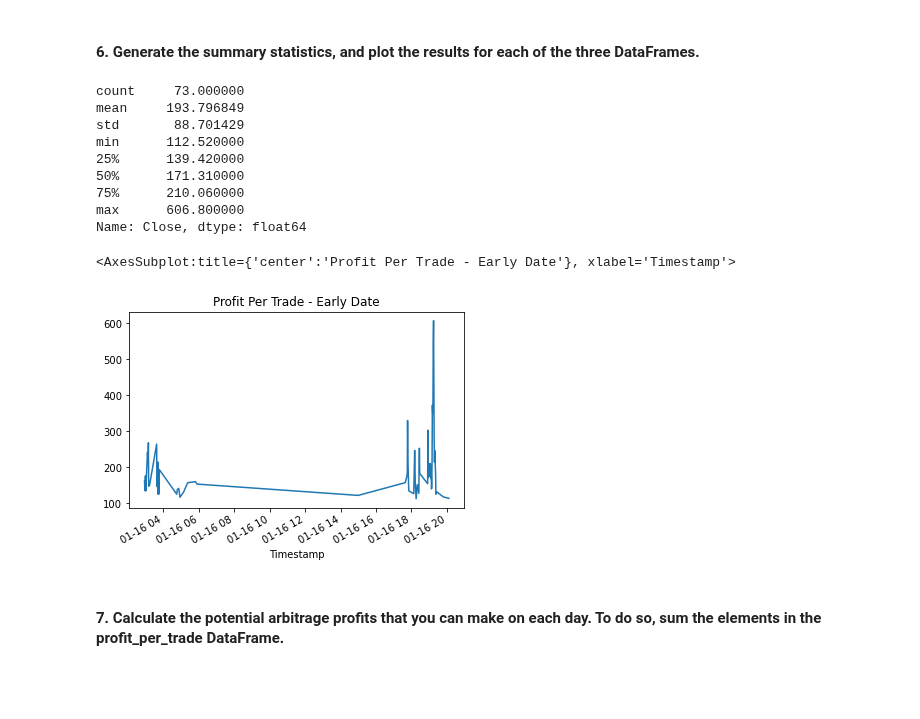
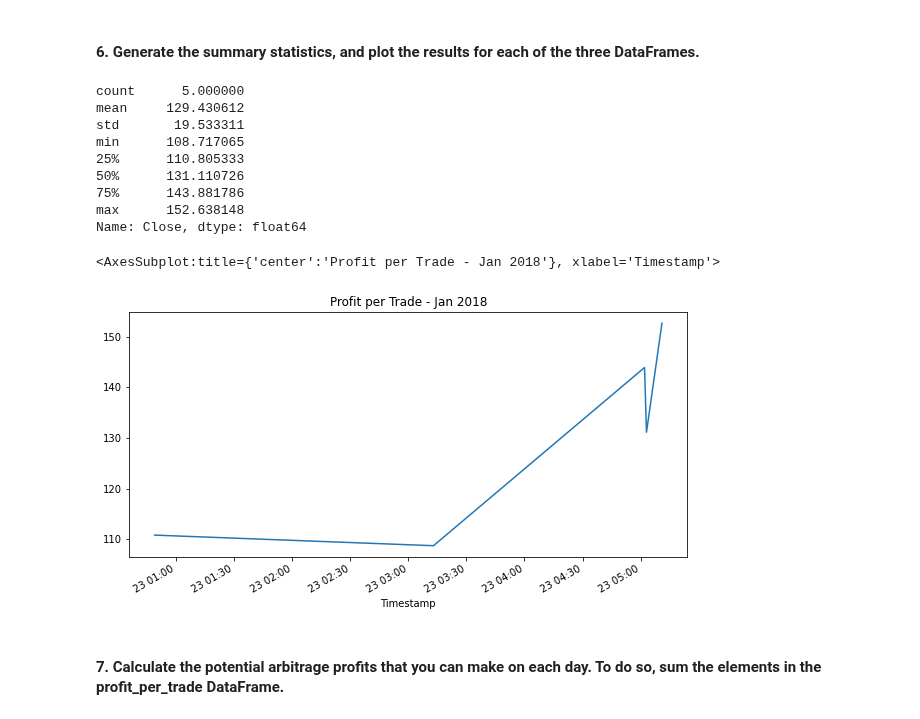
Before and after one commit to AquibaB/Arbitrage-strategies-BTC, a Jupyter notebook: crypto_arbitrage.ipynb, the cells around one changed output. Saved outputs shown, nothing was run; the diff lists cells and outputs as text; code cells hidden in the pictures; blank space fills up the shorter version.

Commit message:
profit per trade

```diff
--- a/crypto_arbitrage.ipynb
+++ b/crypto_arbitrage.ipynb
@@ -629,12 +629,12 @@ Name: Close, dtype: float64
 # %%
 # For the date early in the dataset, calculate the potential profit per trade in dollars
 # Multiply the profitable trades by the cost of the Bitcoin that was purchased
-profit_early = # YOUR CODE HERE
+profit_early = profitable_trades_early * coinbase_sliced.loc["2018-01-23":"2018-01-23"]
 
 # Drop any missing values from the profit DataFrame
-profit_per_trade_early = # YOUR CODE HERE
+profit_per_trade_early = profit_early.dropna()
 
 # View the early profit DataFrame
-# YOUR CODE HERE
+profit_per_trade_early
 # %% [output]
 Timestamp
@@ -654,23 +648,23 @@ Name: Close, Length: 73, dtype: float64
 #### 6. Generate the summary statistics, and plot the results for each of the three DataFrames.
 # %%
 # Generate the summary statistics for the early profit per trade DataFrame
-# YOUR CODE HERE
+profit_per_trade_early.describe(include='all')
 # %% [output]
-count     73.000000
-mean     193.796849
-std       88.701429
-min      112.520000
-25%      139.420000
-50%      171.310000
-75%      210.060000
-max      606.800000
+count      5.000000
+mean     129.430612
+std       19.533311
+min      108.717065
+25%      110.805333
+50%      131.110726
+75%      143.881786
+max      152.638148
 Name: Close, dtype: float64
 # %%
 # Plot the results for the early profit per trade DataFrame
-# YOUR CODE HERE
+profit_per_trade_early.plot(figsize=(10,5), title='Profit per Trade - Jan 2018')
 # %% [output]
-<AxesSubplot:title={'center':'Profit Per Trade - Early Date'}, xlabel='Timestamp'>
+<AxesSubplot:title={'center':'Profit per Trade - Jan 2018'}, xlabel='Timestamp'>
-[figure, old version]
+[figure, new version]
 # %% [markdown]
 #### 7. Calculate the potential arbitrage profits that you can make on each day. To do so, sum the elements in the profit_per_trade DataFrame.
 # %%
```
Also changed, not shown: parts of 3 cells of this notebook.
